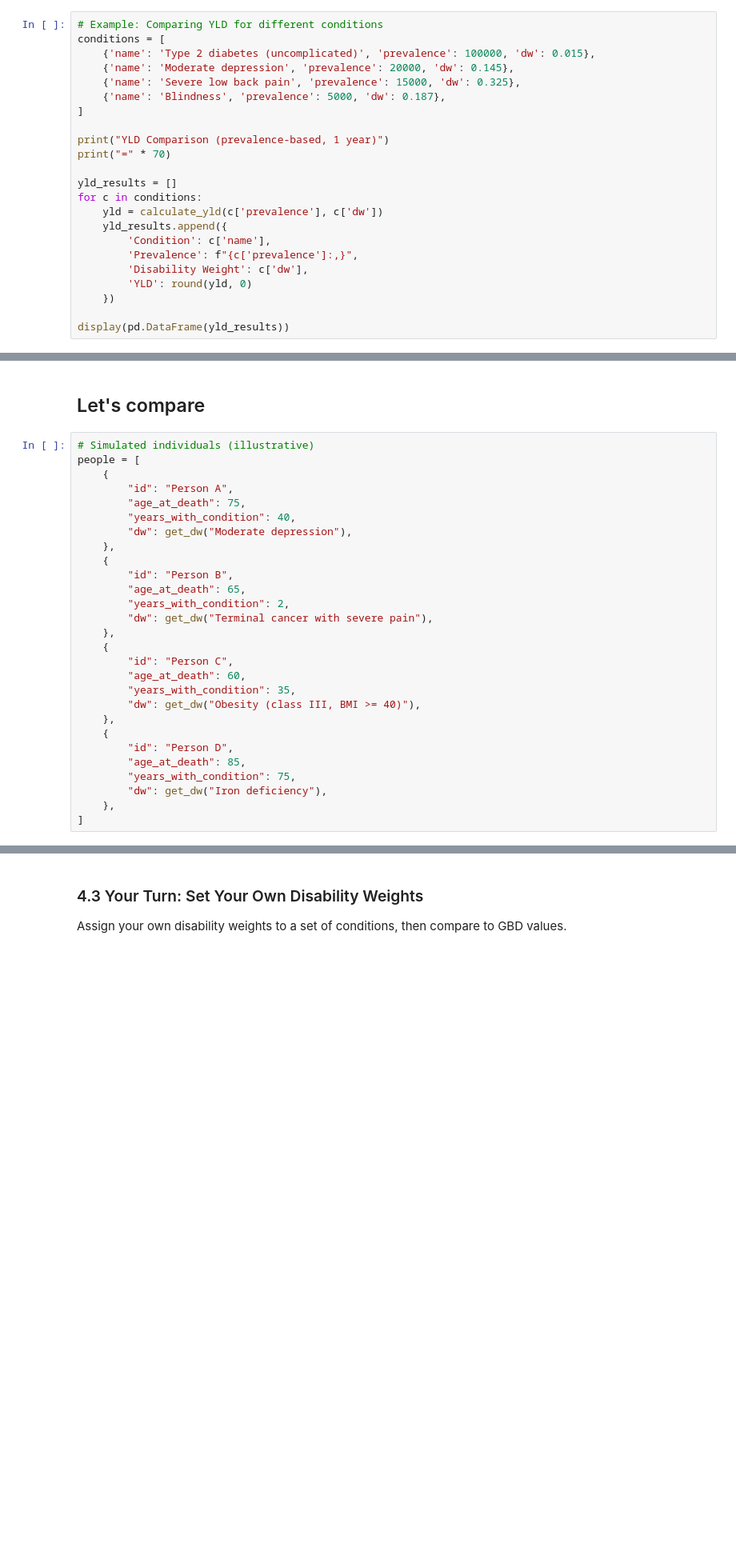
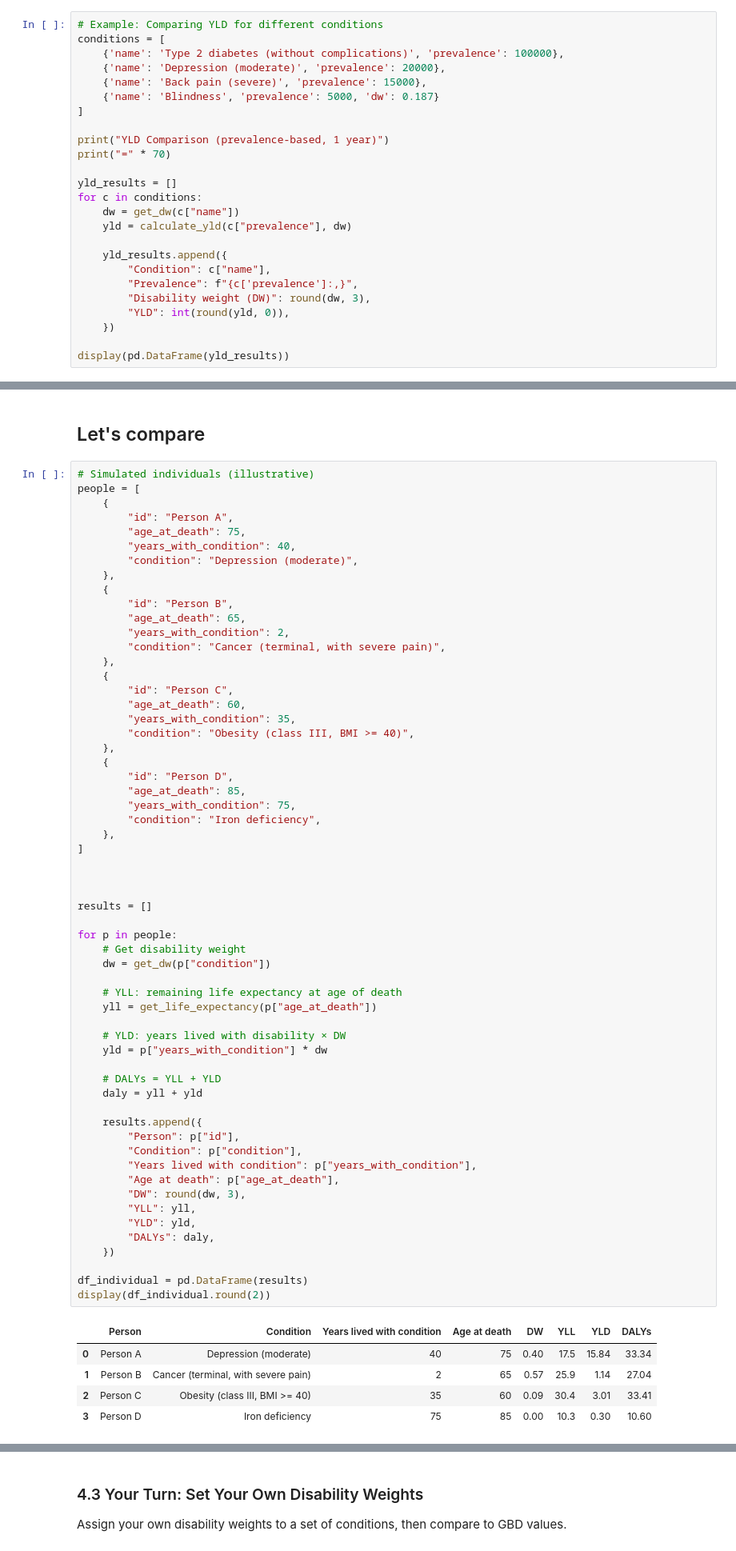
Before and after one commit to ggkuhnle/fb2nep-epi, a Jupyter notebook: notebooks/12_qaly.ipynb, the cells around one changed output, grey strips where cells are left out. Shown at 80% size. Saved outputs shown, nothing was run; the diff lists cells and outputs as text; blank space fills up the shorter version.

```diff
--- a/notebooks/12_qaly.ipynb
+++ b/notebooks/12_qaly.ipynb
@@ -266,10 +335,10 @@ Where:
 # %%
 # Example: Comparing YLD for different conditions
 conditions = [
-    {'name': 'Type 2 diabetes (uncomplicated)', 'prevalence': 100000, 'dw': 0.015},
-    {'name': 'Moderate depression', 'prevalence': 20000, 'dw': 0.145},
-    {'name': 'Severe low back pain', 'prevalence': 15000, 'dw': 0.325},
-    {'name': 'Blindness', 'prevalence': 5000, 'dw': 0.187},
+    {'name': 'Type 2 diabetes (without complications)', 'prevalence': 100000},
+    {'name': 'Depression (moderate)', 'prevalence': 20000},
+    {'name': 'Back pain (severe)', 'prevalence': 15000},
+    {'name': 'Blindness', 'prevalence': 5000, 'dw': 0.187}
 ]
 
 print("YLD Comparison (prevalence-based, 1 year)")
@@ -277,12 +346,14 @@ print("=" * 70)
 
 yld_results = []
 for c in conditions:
-    yld = calculate_yld(c['prevalence'], c['dw'])
+    dw = get_dw(c["name"])
+    yld = calculate_yld(c["prevalence"], dw)
+
     yld_results.append({
-        'Condition': c['name'],
-        'Prevalence': f"{c['prevalence']:,}",
-        'Disability Weight': c['dw'],
-        'YLD': round(yld, 0)
+        "Condition": c["name"],
+        "Prevalence": f"{c['prevalence']:,}",
+        "Disability weight (DW)": round(dw, 3),
+        "YLD": int(round(yld, 0)),
     })
 
 display(pd.DataFrame(yld_results))
@@ -337,28 +447,65 @@ YLD proportion: 99.7%
 # %%
 # Simulated individuals (illustrative)
 people = [
     {
         "id": "Person A",
         "age_at_death": 75,
         "years_with_condition": 40,
-        "dw": get_dw("Moderate depression"),
+        "condition": "Depression (moderate)",
     },
     {
         "id": "Person B",
         "age_at_death": 65,
         "years_with_condition": 2,
-        "dw": get_dw("Terminal cancer with severe pain"),
+        "condition": "Cancer (terminal, with severe pain)",
     },
     {
         "id": "Person C",
         "age_at_death": 60,
         "years_with_condition": 35,
-        "dw": get_dw("Obesity (class III, BMI >= 40)"),
+        "condition": "Obesity (class III, BMI >= 40)",
     },
     {
         "id": "Person D",
         "age_at_death": 85,
         "years_with_condition": 75,
-        "dw": get_dw("Iron deficiency"),
+        "condition": "Iron deficiency",
     },
 ]
+
+
+
+results = []
+
+for p in people:
+    # Get disability weight
+    dw = get_dw(p["condition"])
+
+    # YLL: remaining life expectancy at age of death
+    yll = get_life_expectancy(p["age_at_death"])
+
+    # YLD: years lived with disability × DW
+    yld = p["years_with_condition"] * dw
+
+    # DALYs = YLL + YLD
+    daly = yll + yld
+
+    results.append({
+        "Person": p["id"],
+        "Condition": p["condition"],
+        "Years lived with condition": p["years_with_condition"],
+        "Age at death": p["age_at_death"],
+        "DW": round(dw, 3),
+        "YLL": yll,
+        "YLD": yld,
+        "DALYs": daly,
+    })
+
+df_individual = pd.DataFrame(results)
+display(df_individual.round(2))
+# %% [output]
+|  | Person | Condition | Years lived with condition | Age at death | DW | YLL | YLD | DALYs |
+| 0 | Person A | Depression (moderate) | 40 | 75 | 0.40 | 17.5 | 15.84 | 33.34 |
+| 1 | Person B | Cancer (terminal, with severe pain) | 2 | 65 | 0.57 | 25.9 | 1.14 | 27.04 |
+| 2 | Person C | Obesity (class III, BMI >= 40) | 35 | 60 | 0.09 | 30.4 | 3.01 | 33.41 |
+| 3 | Person D | Iron deficiency | 75 | 85 | 0.00 | 10.3 | 0.30 | 10.60 |
```
Also changed, not shown: parts of 21 cells of this notebook, 2 other files.
